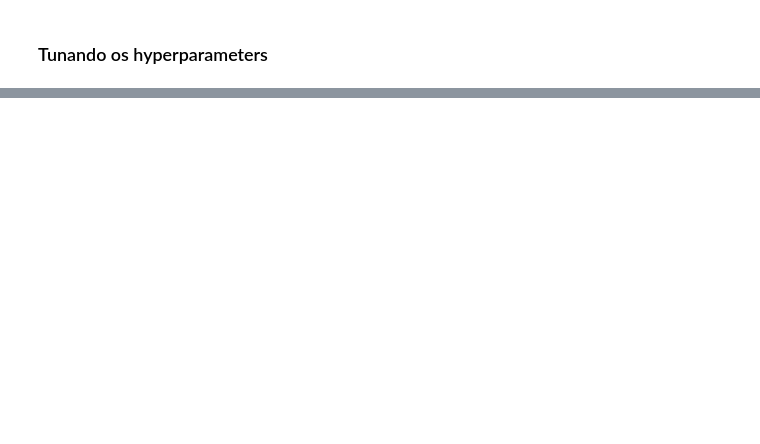
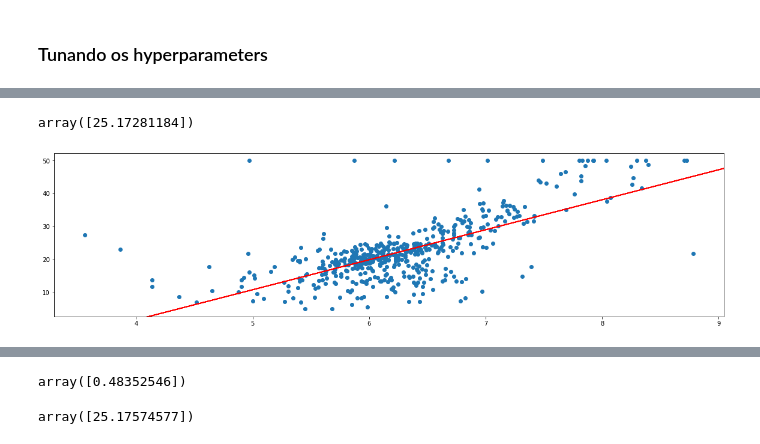
Before and after one commit to tarsisazevedo/pybr-tutorial, a Jupyter notebook: Exploratory Analysis.ipynb, the cells around one changed output, grey strips where cells are left out. Drawn from its saved outputs; the diff is of its cells as text; code cells hidden in the pictures; blank space fills up the shorter version.

```diff
--- a/Exploratory Analysis.ipynb
+++ b/Exploratory Analysis.ipynb
@@ -106,10 +106,13 @@ Text(0, 0.5, 'MEDV')
 # %% [markdown]
 ### Testando nosso modelo!
 # %%
+%%time
+
+import numpy
 from linear_regression import linear_regression
 
-X = boston["RM"]
-y = boston["MEDV"]
+X = numpy.array(boston["RM"]).reshape(-1,1)
+y = numpy.array(boston["MEDV"]).reshape(-1,1)
 
 pyplot.figure(figsize=(20, 5))
 t0, t1 = linear_regression.fit(X, y)
@@ -126,0 +135,3 @@ linear_regression.cost(t0, t1, X, y)
+# %%
+import numpy
+model_sk.fit(X, y)
@@ -136,4 +161,13 @@ linear_regression.cost(t0, t1, X, y)
+# %%
+model_rm = linear_regression.generate_model(t0, t1)
+model_rm(6.575)
+# %% [output]
+array([25.17281184])
 # %%
-#pyplot.figure(figsize=(20, 5))
-#t0, t1 = linear_regression.fit(X, y, epochs=1000000)
-#linear_regression.cost(t0, t1, X, y)
+%%time
+
+pyplot.figure(figsize=(20, 5))
+t0, t1 = linear_regression.fit(X, y, epochs=1000000)
+linear_regression.cost(t0, t1, X, y)
+# %% [output]
+[figure, added]
@@ -140 +176,7 @@ linear_regression.cost(t0, t1, X, y)
+array([0.48352546])
+# %%
+model_rm = linear_regression.generate_model(t0, t1)
+model_rm(6.575)
+# %% [output]
+array([25.17574577])
 # %%
```
Also changed, not shown: parts of 17 cells of this notebook, 3 other files.
